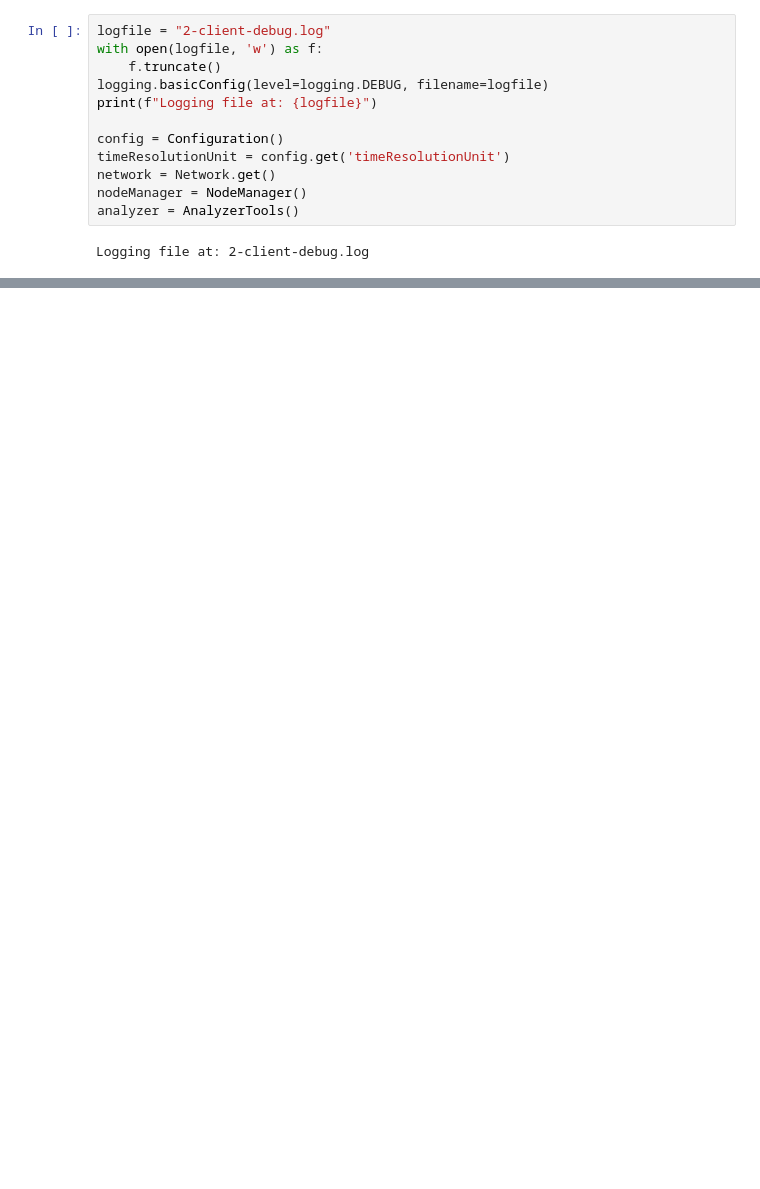
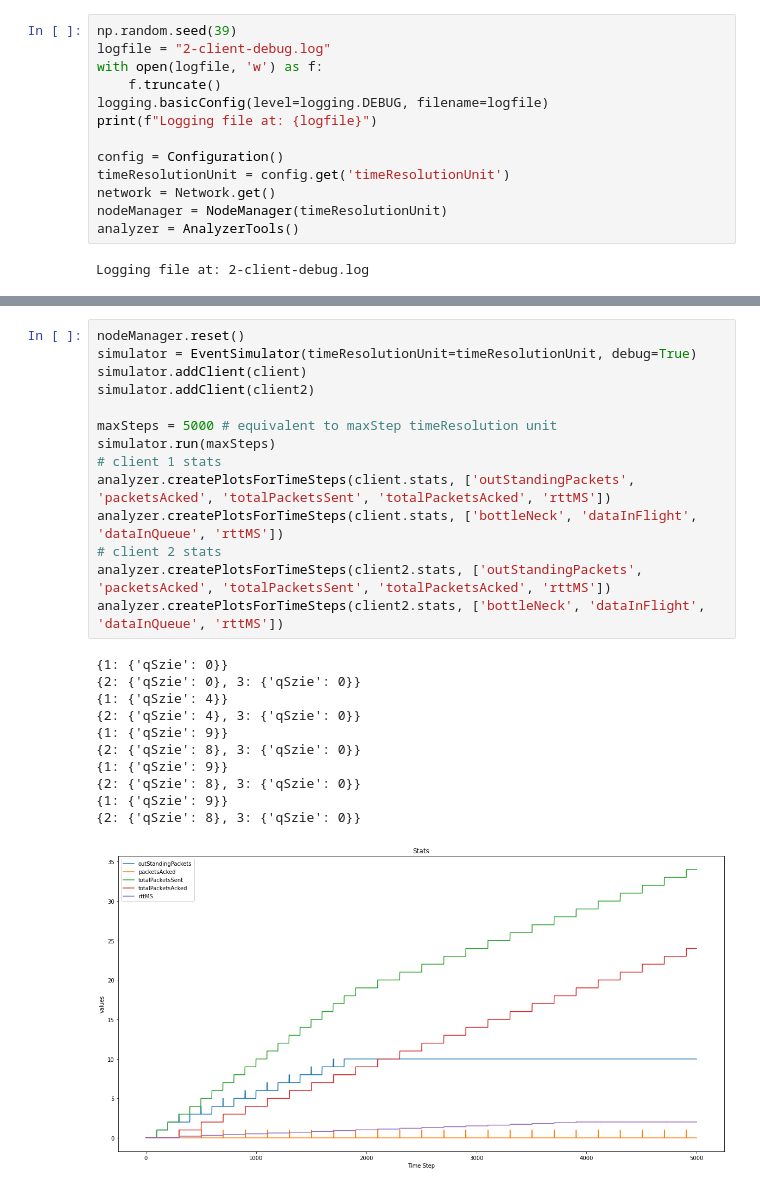
Before and after one commit to adhocmaster/pyns, a Jupyter notebook: scenarios/2-client.ipynb, the cells around one changed output, grey strips where cells are left out. Drawn from its saved outputs; the diff is of its cells as text; blank space fills up the shorter version.

```diff
--- a/scenarios/2-client.ipynb
+++ b/scenarios/2-client.ipynb
@@ -5,6 +5,7 @@ exec(open("init_notebook.py").read())
 # %% [output]
 current working dirC:\muktadir\pyns
 # %%
+np.random.seed(39)
 logfile = "2-client-debug.log"
 with open(logfile, 'w') as f:
     f.truncate()
@@ -14,7 +15,7 @@ print(f"Logging file at: {logfile}")
 config = Configuration()
 timeResolutionUnit = config.get('timeResolutionUnit')
 network = Network.get()
-nodeManager = NodeManager()
+nodeManager = NodeManager(timeResolutionUnit)
 analyzer = AnalyzerTools()
 # %% [output]
 Logging file at: 2-client-debug.log
@@ -85,0 +75,26 @@ print(client2.path)
+# %%
+nodeManager.reset()
+simulator = EventSimulator(timeResolutionUnit=timeResolutionUnit, debug=True)
+simulator.addClient(client)
+simulator.addClient(client2)
+
+maxSteps = 5000 # equivalent to maxStep timeResolution unit
+simulator.run(maxSteps)
+# client 1 stats
+analyzer.createPlotsForTimeSteps(client.stats, ['outStandingPackets', 'packetsAcked', 'totalPacketsSent', 'totalPacketsAcked', 'rttMS'])
+analyzer.createPlotsForTimeSteps(client.stats, ['bottleNeck', 'dataInFlight', 'dataInQueue', 'rttMS'])
+# client 2 stats
+analyzer.createPlotsForTimeSteps(client2.stats, ['outStandingPackets', 'packetsAcked', 'totalPacketsSent', 'totalPacketsAcked', 'rttMS'])
+analyzer.createPlotsForTimeSteps(client2.stats, ['bottleNeck', 'dataInFlight', 'dataInQueue', 'rttMS'])
+# %% [output]
+{1: {'qSzie': 0}}
+{2: {'qSzie': 0}, 3: {'qSzie': 0}}
+{1: {'qSzie': 4}}
+{2: {'qSzie': 4}, 3: {'qSzie': 0}}
+{1: {'qSzie': 9}}
+{2: {'qSzie': 8}, 3: {'qSzie': 0}}
+{1: {'qSzie': 9}}
+{2: {'qSzie': 8}, 3: {'qSzie': 0}}
+{1: {'qSzie': 9}}
+{2: {'qSzie': 8}, 3: {'qSzie': 0}}
+[figure, added]
```
Also changed, not shown: parts of 12 cells of this notebook, 14 other files.
